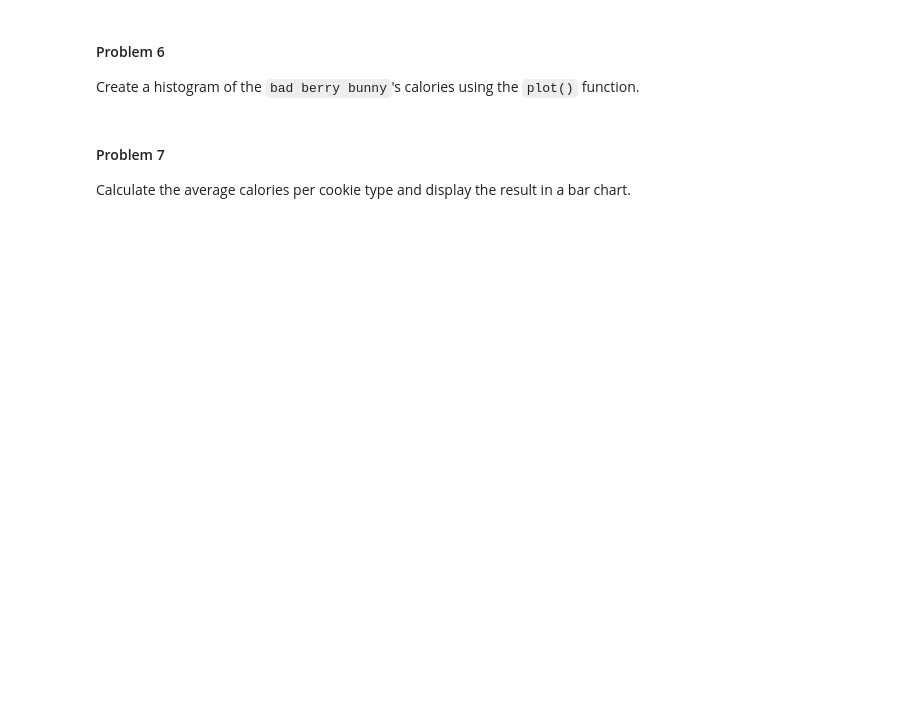
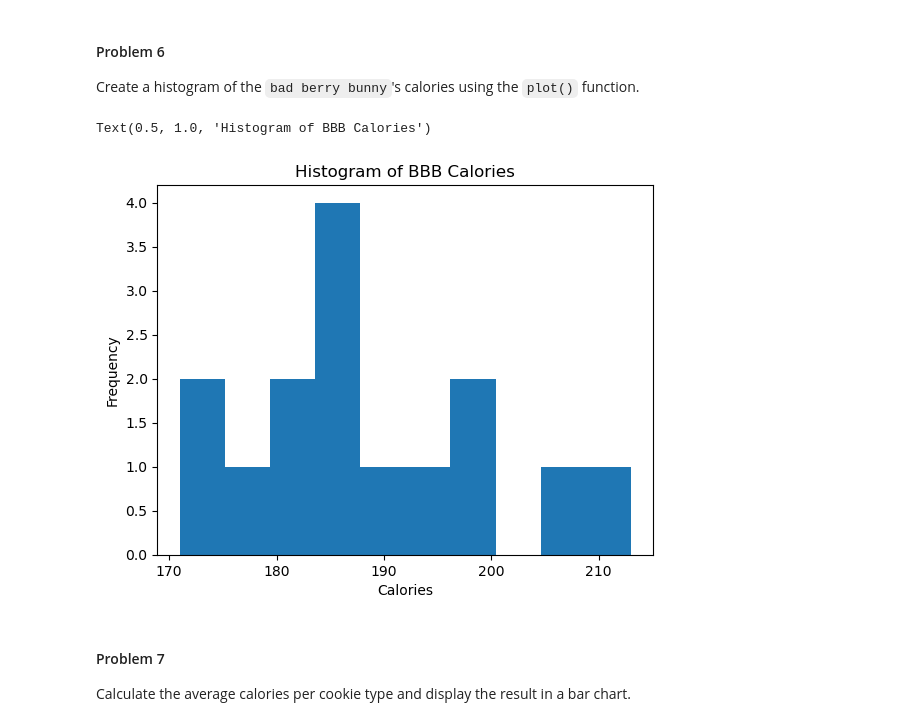
Before and after one commit to gallettilance/Data-Science-Fundamentals, a Jupyter notebook: labs/lab-02/lab02.ipynb, the cells around one changed output. Cells and saved outputs as stored; diff of their text form; code cells hidden in the pictures; blank space fills up the shorter version.

```diff
--- a/labs/lab-02/lab02.ipynb
+++ b/labs/lab-02/lab02.ipynb
@@ -457,3 +537,12 @@ Create a histogram of the `bad berry bunny`'s calories using the `plot()` functi
+# %%
+#Add your code here
+hist_plot = cookies[cookies['cookie'] == 'bbb']['calories'].plot.hist()
+hist_plot.set_xlabel('Calories')
+hist_plot.set_ylabel('Frequency')
+hist_plot.set_title('Histogram of BBB Calories')
+# %% [output]
+Text(0.5, 1.0, 'Histogram of BBB Calories')
+[figure, added]
 # %% [markdown]
 #### Problem 7
 
```
Also changed, not shown: parts of 13 cells of this notebook.
